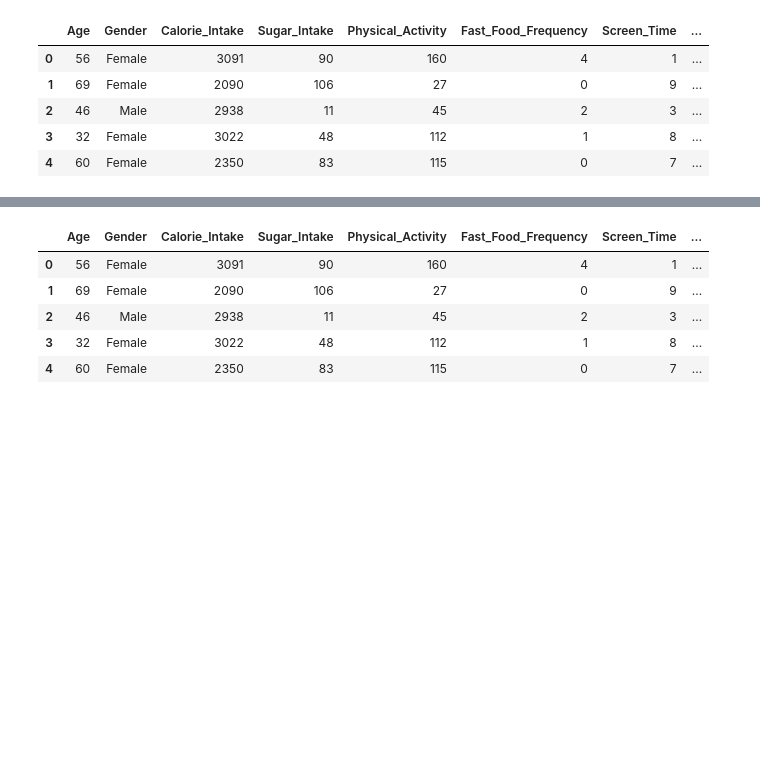
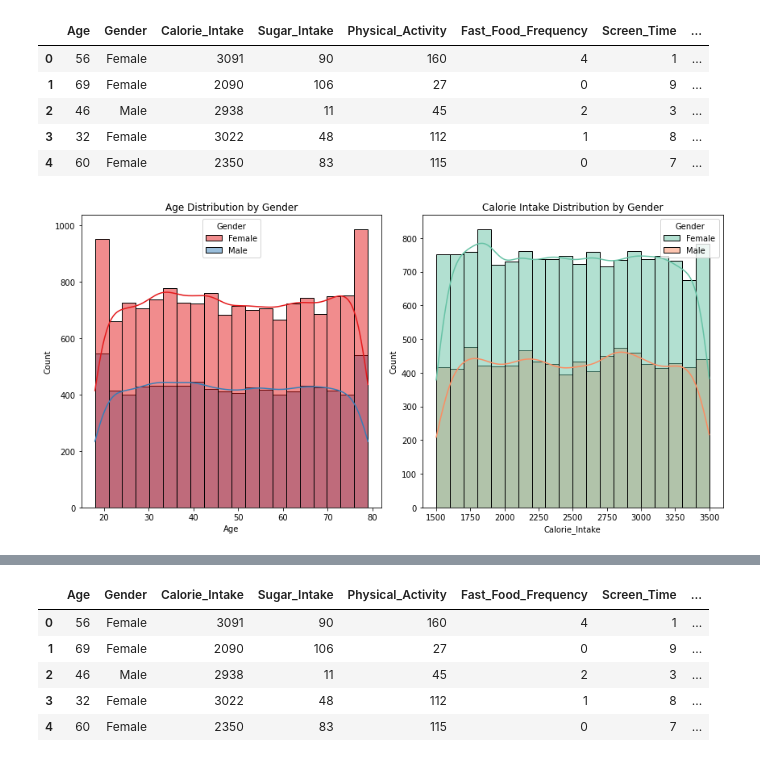
Before and after one commit to pourya-momtaz/CHL5230-Datathon1, a Jupyter notebook: Datathon1.ipynb, the cells around one changed output, grey strips where cells are left out. Cells and saved outputs as stored; diff of their text form; code cells hidden in the pictures; blank space fills up the shorter version.

```diff
--- a/Datathon1.ipynb
+++ b/Datathon1.ipynb
@@ -17,3 +20,17 @@ df.head()
 | 2 | 46 | Male | 2938 | 11 | 45 | 2 | 3 | ... |
 | 3 | 32 | Female | 3022 | 48 | 112 | 1 | 8 | ... |
 | 4 | 60 | Female | 2350 | 83 | 115 | 0 | 7 | ... |
+# %%
+plt.figure(figsize=(12, 6))
+plt.subplot(1, 2, 1)
+sns.histplot(data=df, x='Age', bins=20, kde=True, hue='Gender', palette='Set1')
+plt.title('Age Distribution by Gender')
+
+plt.subplot(1, 2, 2)
+sns.histplot(data=df, x='Calorie_Intake', bins=20, kde=True, hue='Gender', palette='Set2')
+plt.title('Calorie Intake Distribution by Gender')
+
+plt.tight_layout()
+plt.show()
+# %% [output]
+[figure, added]
```
Also changed, not shown: parts of 4 cells of this notebook.
